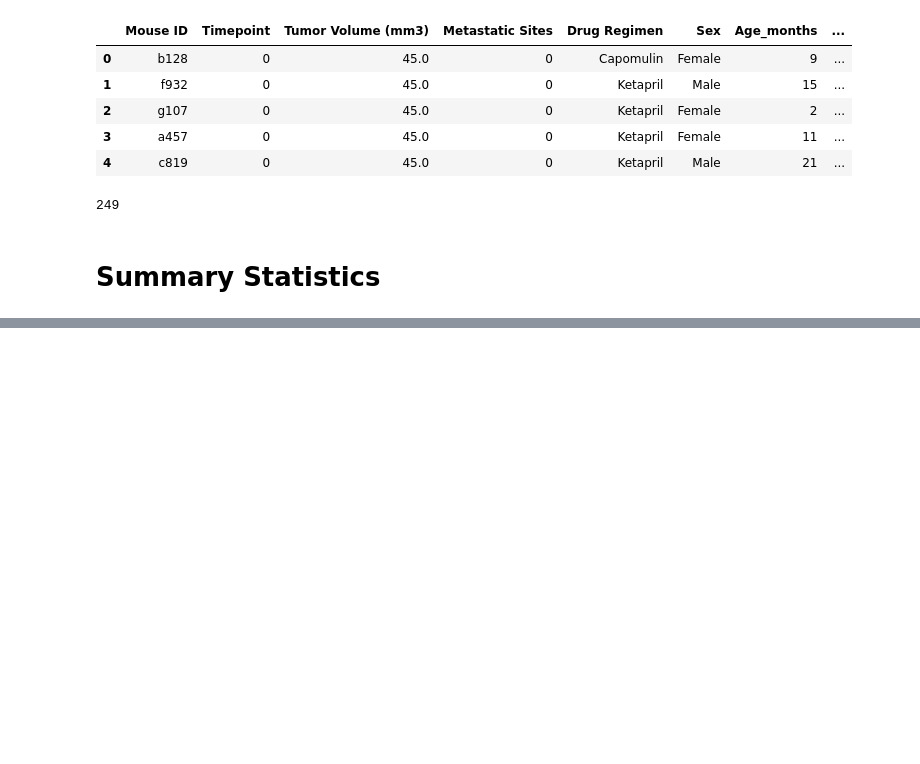
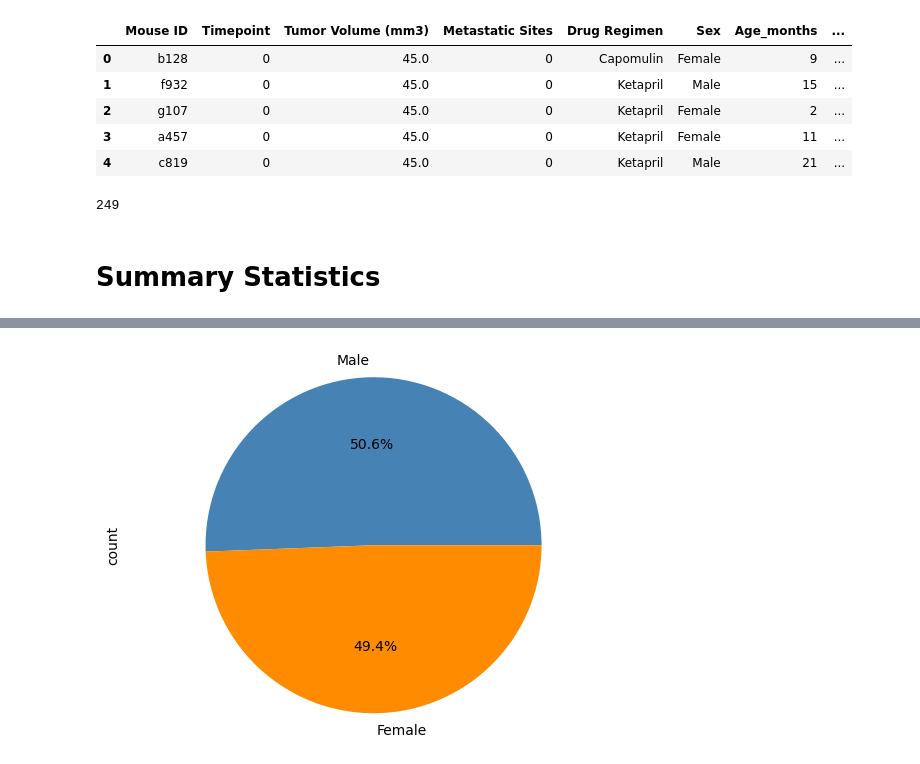
Before and after one commit to AMRITKAUR89/MatPlotLib-Challenge, a Jupyter notebook: Pymaceuticals/Matplotlib.ipynb, the cells around one changed output, grey strips where cells are left out. Drawn from its saved outputs; the diff is of its cells as text; code cells hidden in the pictures; blank space fills up the shorter version.

```diff
--- a/Pymaceuticals/Matplotlib.ipynb
+++ b/Pymaceuticals/Matplotlib.ipynb
@@ -96,0 +166,14 @@ grouped_data.describe()
+# %%
+# Generate a pie chart, using Pandas, showing the distribution of unique female versus male mice used in the study
+# Get the unique mice with their gender
+gender_counts = Mice_dup['Sex'].value_counts()
+
+# Make the pie chart
+gender_counts.plot(kind='pie', autopct='%1.1f%%', colors=['steelblue','darkorange'])
+
+plt.axis('equal')
+
+# Display the plot
+plt.show()
+# %% [output]
+[figure, added]
```
Also changed, not shown: parts of 7 cells of this notebook.
